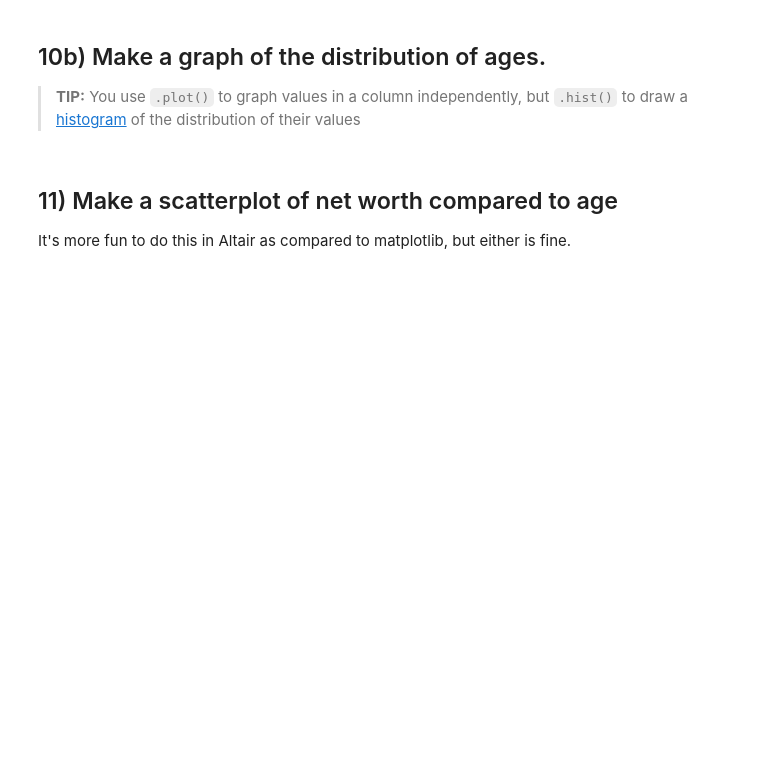
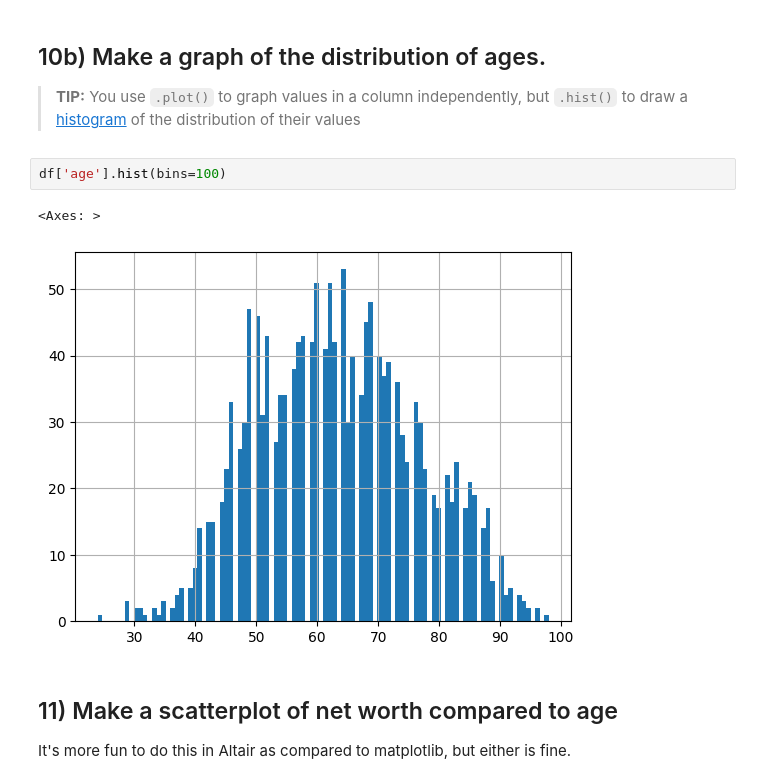
Before and after one commit to atomicdoubt/homework-06, a Jupyter notebook: homework-06-part2-billionaires.ipynb, the cells around one changed output. Cells and saved outputs as stored; diff of their text form; blank space fills up the shorter version.

```diff
--- a/homework-06-part2-billionaires.ipynb
+++ b/homework-06-part2-billionaires.ipynb
@@ -223,6 +282,11 @@ I am **not** asking which country has the most billionaires - this is **total am
 ## 10b) Make a graph of the distribution of ages.
 
 > **TIP:** You use `.plot()` to graph values in a column independently, but `.hist()` to draw a [histogram](https://www.mathsisfun.com/data/histograms.html) of the distribution of their values
+# %%
+df['age'].hist(bins=100)
+# %% [output]
+<Axes: >
+[figure, added]
 # %% [markdown]
 ## 11) Make a scatterplot of net worth compared to age
 
```
Also changed, not shown: parts of 13 cells of this notebook.
